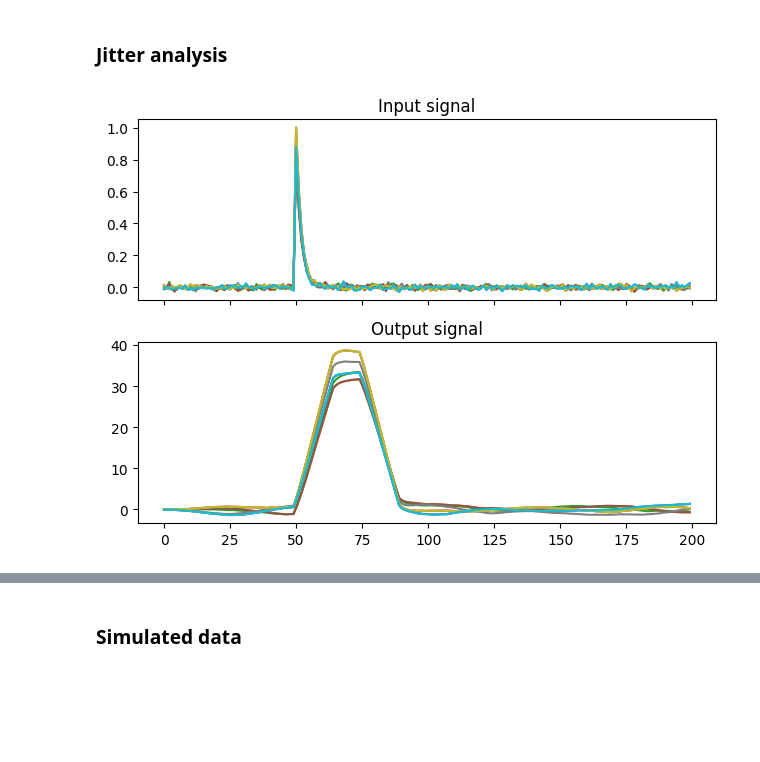
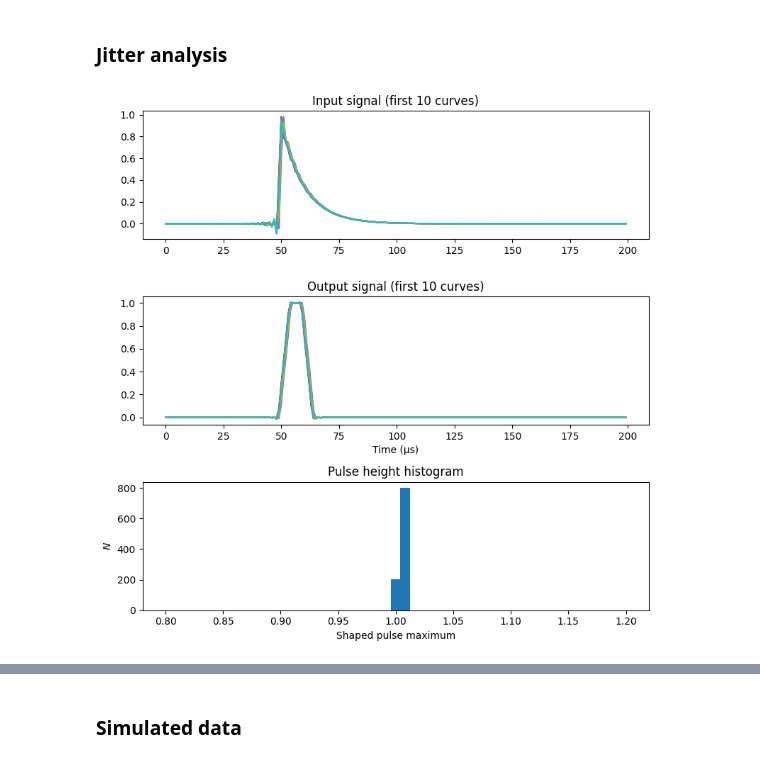
Before and after one commit to sleepythessu/Space-Instrumentation, a Jupyter notebook: filter_simulation.ipynb, the cells around one changed output, grey strips where cells are left out. Saved outputs shown, nothing was run; the diff lists cells and outputs as text; code cells hidden in the pictures; blank space fills up the shorter version.

```diff
--- a/filter_simulation.ipynb
+++ b/filter_simulation.ipynb
@@ -117,36 +124,44 @@ def triggers(signal: NDArray, threshold: float):
 # %%
 # Jittering MC
 repeats = 1000
 samples = 2000     # length of signal buffer
-T = 0.008           # sample period (tune)
-tau = 0.01           # time constant (tune)
-k = 15          # filter rise delay (tune)
-l = 25             # filter decay delay (tune)
-sigma = 0.01        # Gaussian noise standard deviation
+T = 10              # sample period
+tau = 100           # time constant (tune)
+k = 5          # filter rise delay (tune)
+l = 10             # filter decay delay (tune)
+sigma = 0        # Gaussian noise standard deviation
 a = 1               # amplitude of pulse
+gain = 1 / 50      # set output amplitude
 
-#Base signal with Gaussian noise
+# Base signal with Gaussian noise
 x = random.normal(0, sigma, size=samples)
+t = np.linspace(0, samples*T/tau, samples)
 signal = add_exp_pulse(x, pos=500, a=1, tau=tau)
 
 # Plotting just as a sanity check
-fig, axs = plt.subplots(nrows=2, sharex=True)
+fig, axs = plt.subplots(nrows=3, figsize=(8,8))
 maxima = []
 
 for i in range(repeats):
     # Vary the position of the pulse randomly within 10 samples
     random_pos = random.integers(0, 10, 1)[0]
-    signal_subsampled = signal[random_pos::10]
-    s = trapezoid_shaper(signal_subsampled, tau, T, k, l)
-    if i < 10: # plot the first 100 curves
-        axs[0].plot(signal_subsampled)
-        axs[0].set_title("Input signal")
-        axs[1].plot(s)
-        axs[1].set_title("Output signal")
-
+    signal_subsampled = decimate(signal[random_pos:], q=10) # downsample by a factor of 10
+    time_subsampled = t[::10]
+    s = trapezoid_shaper(signal_subsampled, tau, T, k, l, gain)
+    if i < 10: # plot the first 10 curves
+        axs[0].plot(time_subsampled, signal_subsampled)
+        axs[0].set_title("Input signal (first 10 curves)")
+        axs[1].plot(time_subsampled, s)
+        axs[1].set_title("Output signal (first 10 curves)")
+    axs[1].set_xlabel(r"Time (µs)")
     # Log the maximum for the histogram plotted in the cell below
     maxima.append(np.nanmax(s))
 
+axs[2].set_title("Pulse height histogram")
+axs[2].hist(maxima, bins=np.linspace(0.8, 1.2, 50))
+axs[2].set_xlabel("Shaped pulse maximum")
+axs[2].set_ylabel(r"$N$")
+
 plt.tight_layout()
 # %% [output]
-[figure, old version]
+[figure, new version]
```
Also changed, not shown: parts of 13 cells of this notebook.
